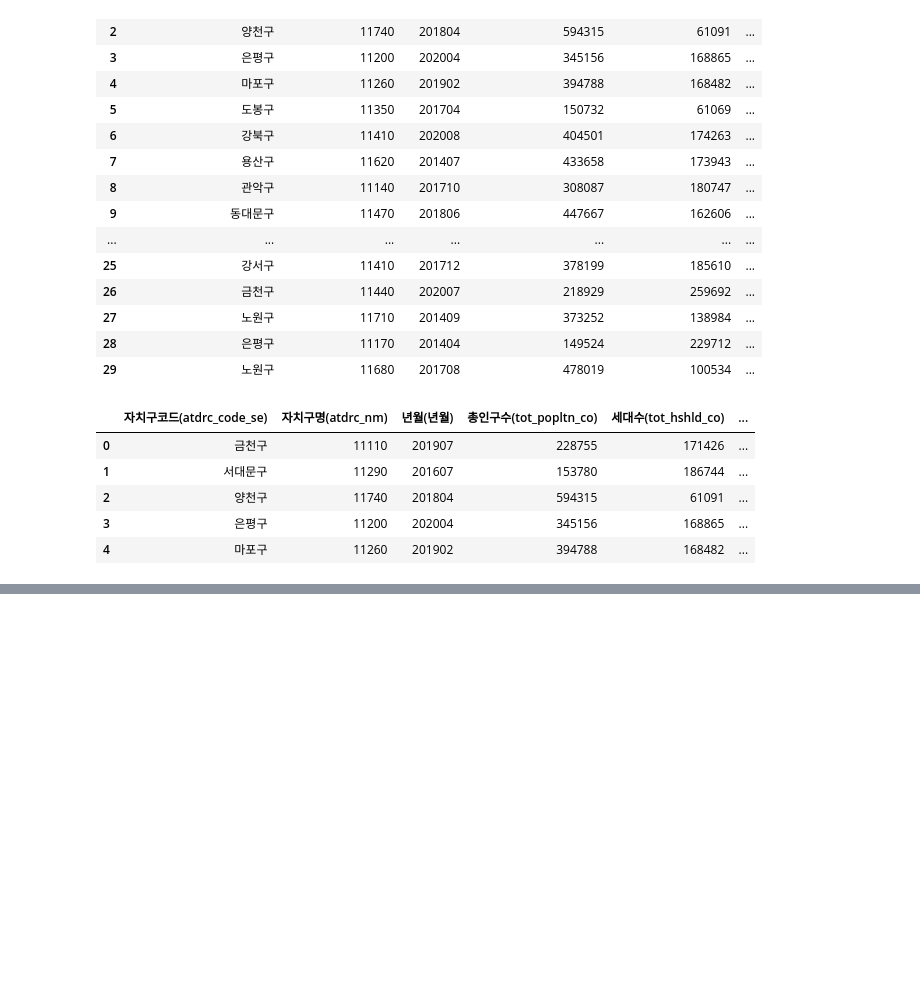
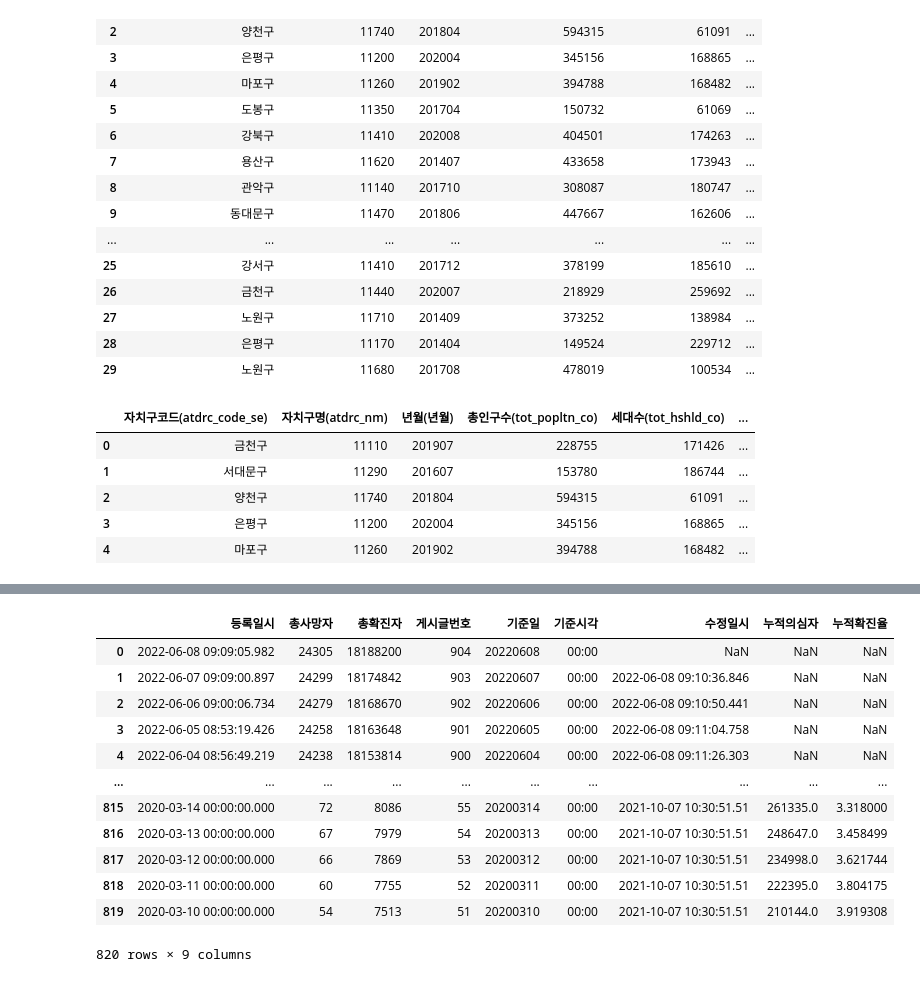
Before and after one commit to do-po/test_1, a Jupyter notebook: Python/24_03_21/pandas.ipynb, the cells around one changed output, grey strips where cells are left out. Saved outputs shown, nothing was run; the diff lists cells and outputs as text; code cells hidden in the pictures; blank space fills up the shorter version.

```diff
--- a/Python/24_03_21/pandas.ipynb
+++ b/Python/24_03_21/pandas.ipynb
@@ -236,0 +221,13 @@ Successfully installed et-xmlfile-1.1.0 openpyxl-3.1.2
+# %%
+# 특정 column을 제거
+    # drop() : 특정 index나 특정 column을 제거할 때 사용
+        # axis 매개변수 : 0 | rows -> 특정 행을 제거, 1 | columns -> 특정 열을 제거
+
+    # column들의 이름을 출력하여 제거할 column의 정확한 이름 확인 (공백이나 다른 조건들을 표 상에서 정확히 파악하기 어렵기 때문)
+corona.columns
+
+    # drop() 함수를 이용해 특정 column을 제거
+corona.drop('Unnamed: 0', axis = 1) # 결과가 출력이 된다 == 바뀐 데이터가 대입되지 않았다.
+
+    # 변경점을 저장
+corona.drop('Unnamed: 0', axis = 1, inplace = True) # 2번 이상 실행하면 에러 발생 : 이미 지운 Unnamed: 0은 이미 없어서 못 찾아서 에러
@@ -236,0 +307,39 @@ Successfully installed et-xmlfile-1.1.0 openpyxl-3.1.2
+# %%
+## 데이터프레임에서 column의 이름을 변경
+
+    # '등록일시', '총사망자', '총확진자', '게시글번호', '기준일', '기준시각', '수정일시', '누적의심자', '누적확진율'
+
+# case1
+    # rename()
+'''corona.rename(columns = {
+    'createDt' : '등록일시',
+    'deathCnt' : '총사망자',
+    'decideCnt' : '총확진자',
+    'seq' : '게시글번호',
+    'stateDt' : '기준일',
+    'stateTime' : '기준시각',
+    'updateDt' : '수정일시',
+    'accExamCnt' : '누적의심자',
+    'accDefRate' : '누적확진율'
+    }
+)''' # 하나하나 바꾸기엔 너무너무너무 길어 !
+
+# case2
+    # columns 변수에 새로운 값 대입
+corona.columns = ['등록일시', '총사망자', '총확진자', '게시글번호', '기준일', '기준시각', '수정일시', '누적의심자', '누적확진율']
+# %%
+corona
+# %% [output]
+|  | 등록일시 | 총사망자 | 총확진자 | 게시글번호 | 기준일 | 기준시각 | 수정일시 | 누적의심자 | 누적확진율 |
+| 0 | 2022-06-08 09:09:05.982 | 24305 | 18188200 | 904 | 20220608 | 00:00 | NaN | NaN | NaN |
+| 1 | 2022-06-07 09:09:00.897 | 24299 | 18174842 | 903 | 20220607 | 00:00 | 2022-06-08 09:10:36.846 | NaN | NaN |
+| 2 | 2022-06-06 09:00:06.734 | 24279 | 18168670 | 902 | 20220606 | 00:00 | 2022-06-08 09:10:50.441 | NaN | NaN |
+| 3 | 2022-06-05 08:53:19.426 | 24258 | 18163648 | 901 | 20220605 | 00:00 | 2022-06-08 09:11:04.758 | NaN | NaN |
+| 4 | 2022-06-04 08:56:49.219 | 24238 | 18153814 | 900 | 20220604 | 00:00 | 2022-06-08 09:11:26.303 | NaN | NaN |
+| ... | ... | ... | ... | ... | ... | ... | ... | ... | ... |
+| 815 | 2020-03-14 00:00:00.000 | 72 | 8086 | 55 | 20200314 | 00:00 | 2021-10-07 10:30:51.51 | 261335.0 | 3.318000 |
+| 816 | 2020-03-13 00:00:00.000 | 67 | 7979 | 54 | 20200313 | 00:00 | 2021-10-07 10:30:51.51 | 248647.0 | 3.458499 |
+| 817 | 2020-03-12 00:00:00.000 | 66 | 7869 | 53 | 20200312 | 00:00 | 2021-10-07 10:30:51.51 | 234998.0 | 3.621744 |
+| 818 | 2020-03-11 00:00:00.000 | 60 | 7755 | 52 | 20200311 | 00:00 | 2021-10-07 10:30:51.51 | 222395.0 | 3.804175 |
+| 819 | 2020-03-10 00:00:00.000 | 54 | 7513 | 51 | 20200310 | 00:00 | 2021-10-07 10:30:51.51 | 210144.0 | 3.919308 |
+820 rows × 9 columns
```
Also changed, not shown: parts of 6 cells of this notebook.
